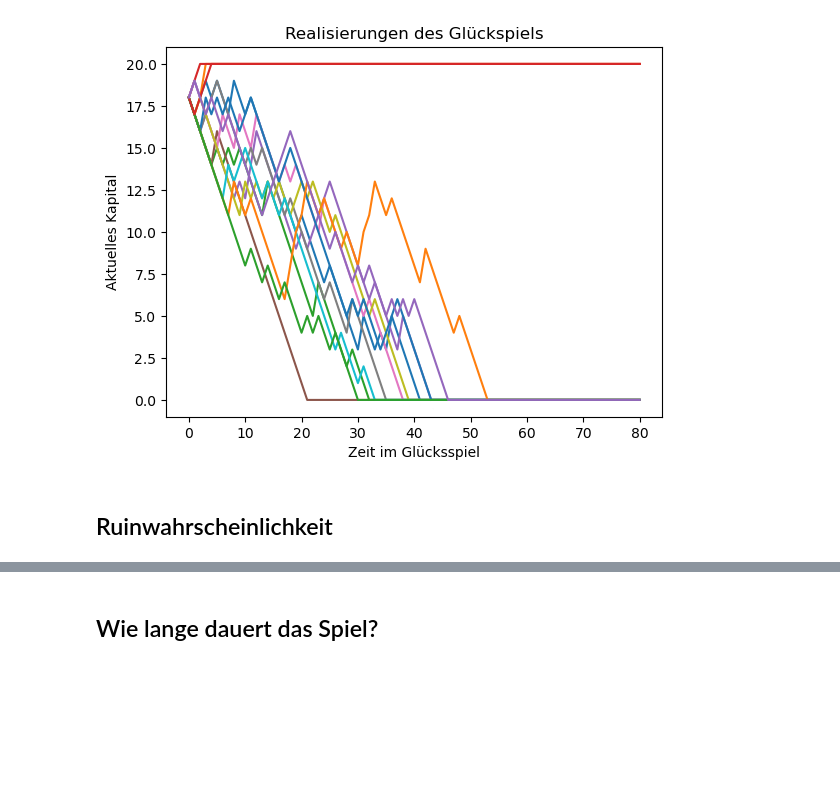
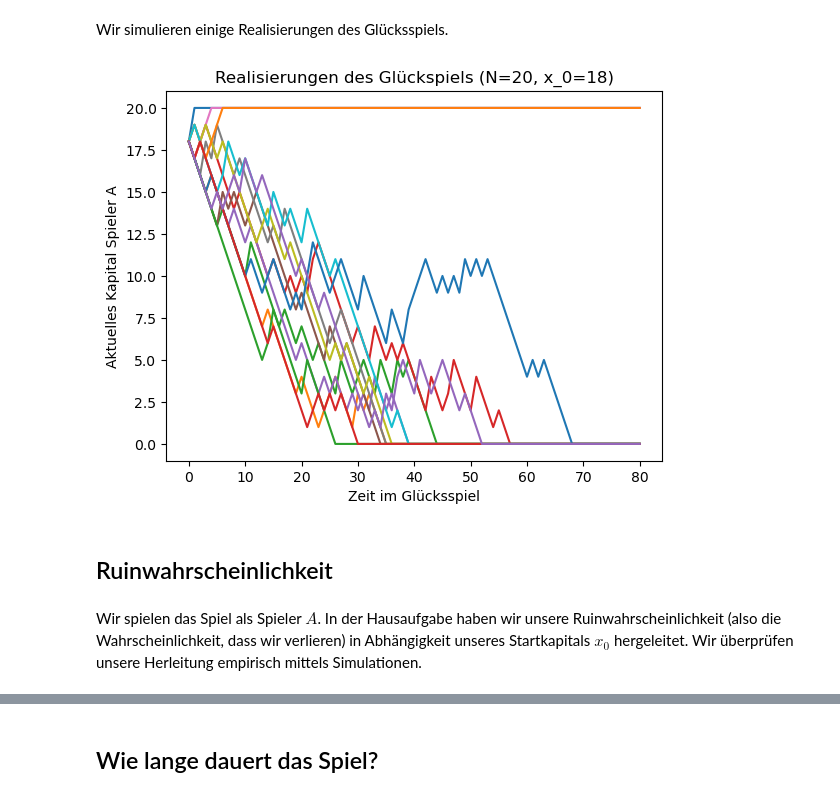
Before and after one commit to FlorianBechtold/Stochastik-II, a Jupyter notebook: Gluecksspiel.ipynb, the cells around one changed output, grey strips where cells are left out. Saved outputs shown, nothing was run; the diff lists cells and outputs as text; code cells hidden in the pictures; blank space fills up the shorter version.

```diff
--- a/Gluecksspiel.ipynb
+++ b/Gluecksspiel.ipynb
@@ -10,35 +19,40 @@ import random
+# %% [markdown]
+Wir simulieren einige Realisierungen des Glücksspiels.
 # %%
 p=1/16
-
 values = [2, 1, -1]
 probabilities = [p, 3*p, 1-4*p]
-
+N=20
+x0=18
+n=80
 
 def path(n, x0, N):
     x=[x0]
     for i in range(n):
         if x[-1]==0:
             x=np.append(x, 0)
         elif x[-1]==N or x[-1]==N+1:
             x=np.append(x, N)
         else:
             sample=np.random.choice(values, p=probabilities)
             x=np.append(x, x[-1]+sample)
     return x
 
 
 # Einige Male eine Realisierung durchspielen und plotten
 for i in range(15):
-    plt.plot(path(80, 18, 20))
+    plt.plot(path(n=n, x0=x0, N=N))
 
 plt.xlabel('Zeit im Glücksspiel')
-plt.ylabel('Aktuelles Kapital')
-plt.title('Realisierungen des Glückspiels')
+plt.ylabel('Aktuelles Kapital Spieler A')
+plt.title(f'Realisierungen des Glückspiels (N={N}, x_0={x0})')
 plt.show()
 # %% [output]
-[figure, old version]
+[figure, new version]
 # %% [markdown]
 ## Ruinwahrscheinlichkeit
+# %% [markdown]
+Wir spielen das Spiel als Spieler $A$. In der Hausaufgabe haben wir unsere Ruinwahrscheinlichkeit (also die Wahrscheinlichkeit, dass wir verlieren) in Abhängigkeit unseres Startkapitals $x_0$ hergeleitet.  Wir überprüfen unsere Herleitung empirisch mittels Simulationen.
 # %%
 #Bei einer gegeben Zahl an Durchläufen, zähle wie häufig wir ins Verlustszenario kommen
 loss=0
```
Also changed, not shown: parts of 7 cells of this notebook, 5 other files.
